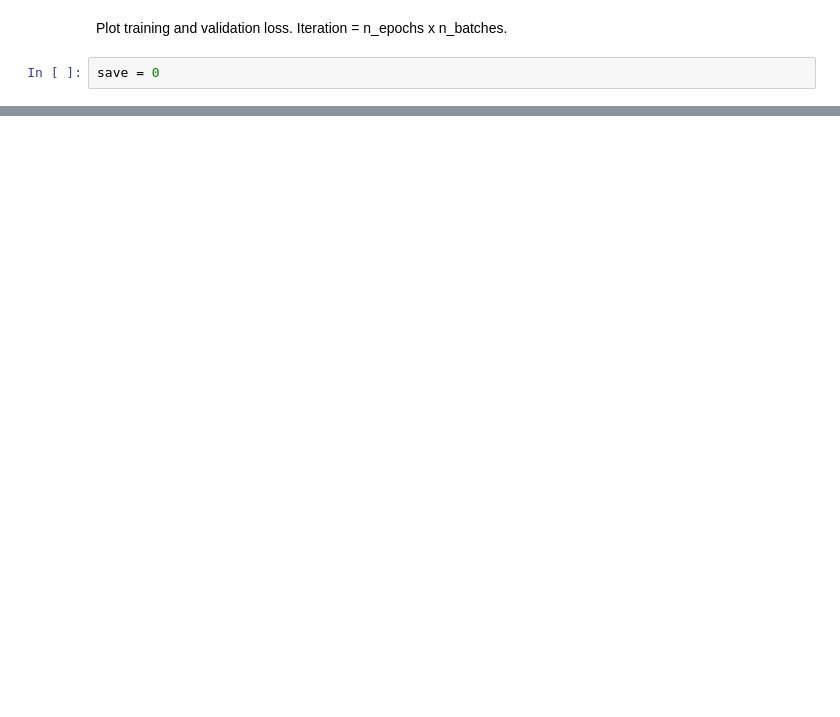
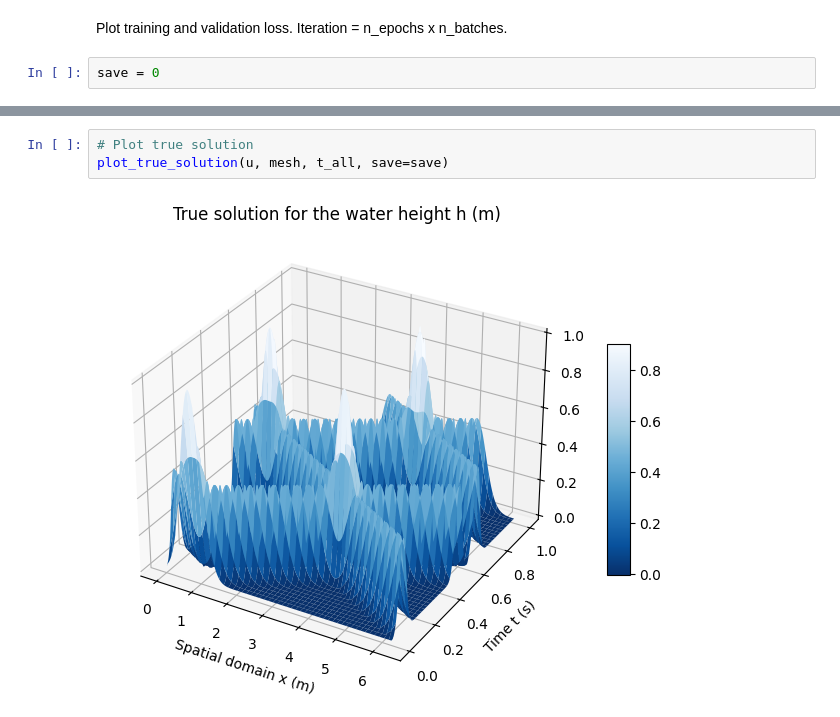
Before and after one commit to MelissaJessen/Shallow-Water-Equations, a Jupyter notebook: FNO-linear-SWE-sphere-1D.ipynb, the cells around one changed output, grey strips where cells are left out. Drawn from its saved outputs; the diff is of its cells as text; blank space fills up the shorter version.

```diff
--- a/FNO-linear-SWE-sphere-1D.ipynb
+++ b/FNO-linear-SWE-sphere-1D.ipynb
@@ -421 +498,6 @@ Loss: 2.28e-04
+# %%
+# Plot true solution
+plot_true_solution(u, mesh, t_all, save=save)
+# %% [output]
+[figure, added]
 # %%
```
Also changed, not shown: parts of 6 cells of this notebook, 15 other files.
